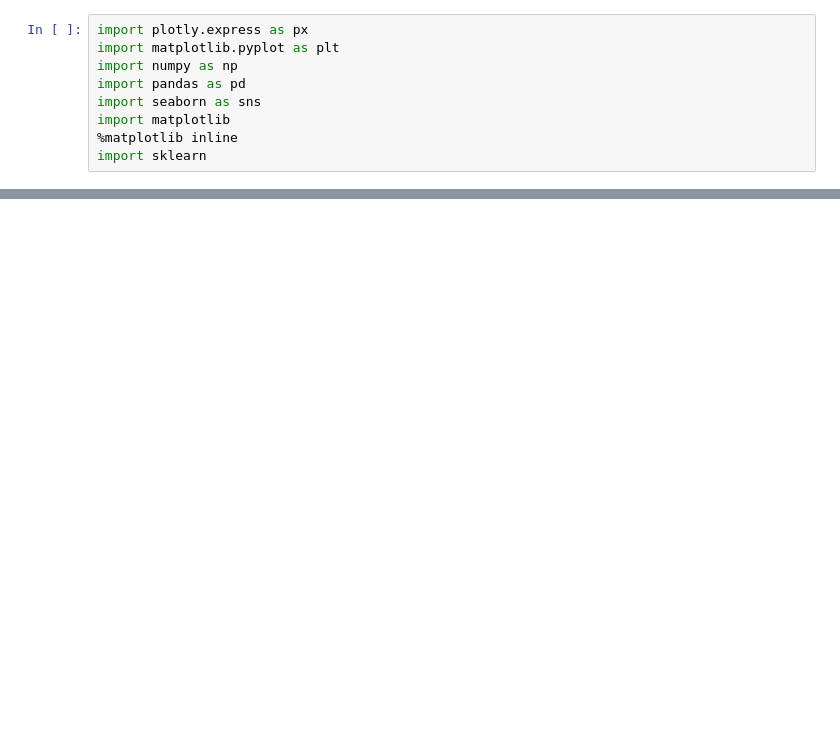
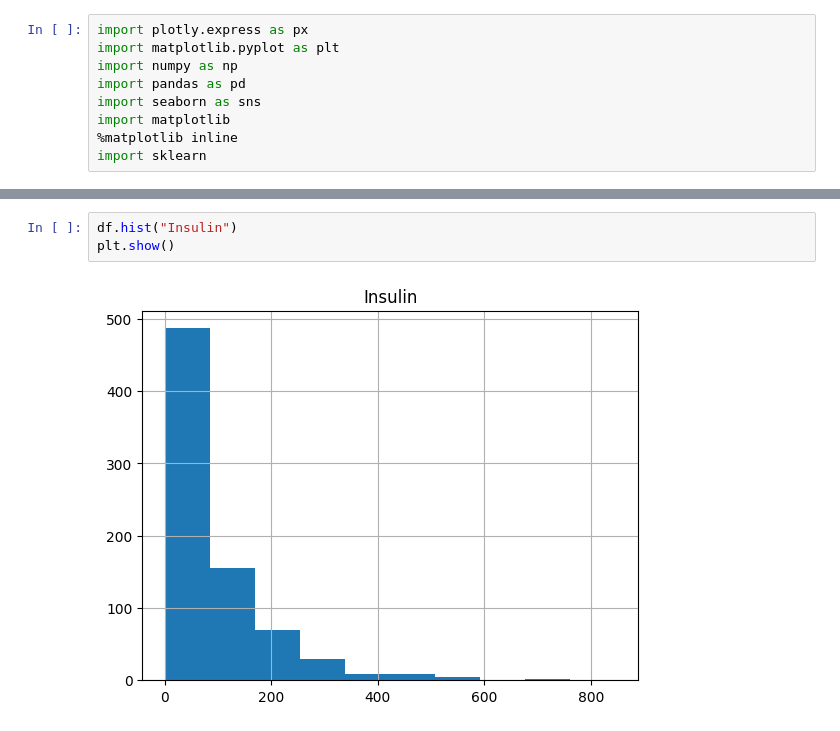
Before and after one commit to toRK25/scikit2, a Jupyter notebook: regress.ipynb, the cells around one changed output, grey strips where cells are left out. Cells and saved outputs as stored; diff of their text form; blank space fills up the shorter version.

```diff
--- a/regress.ipynb
+++ b/regress.ipynb
@@ -19,0 +53,5 @@ df.head()
+# %%
+df.hist("Insulin")
+plt.show()
+# %% [output]
+[figure, added]
```
Also changed, not shown: parts of 10 cells of this notebook, 1 other file.
